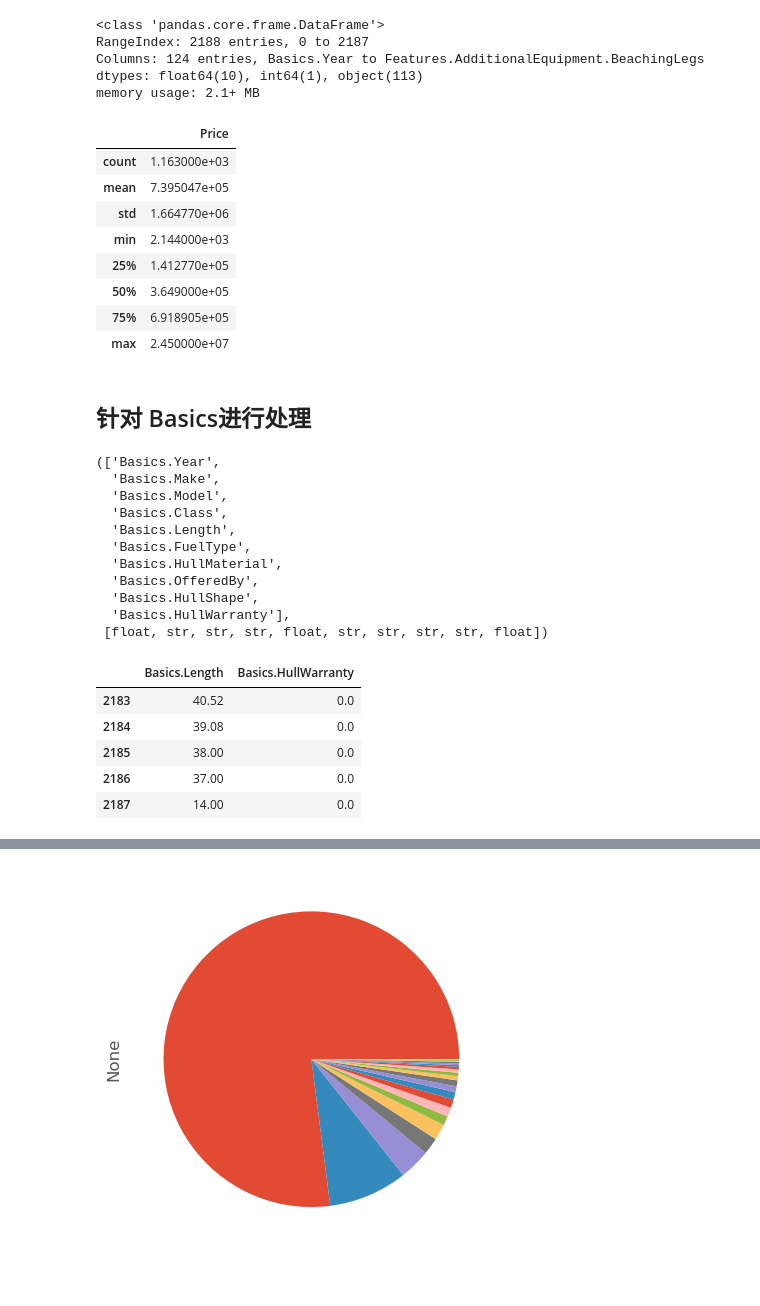
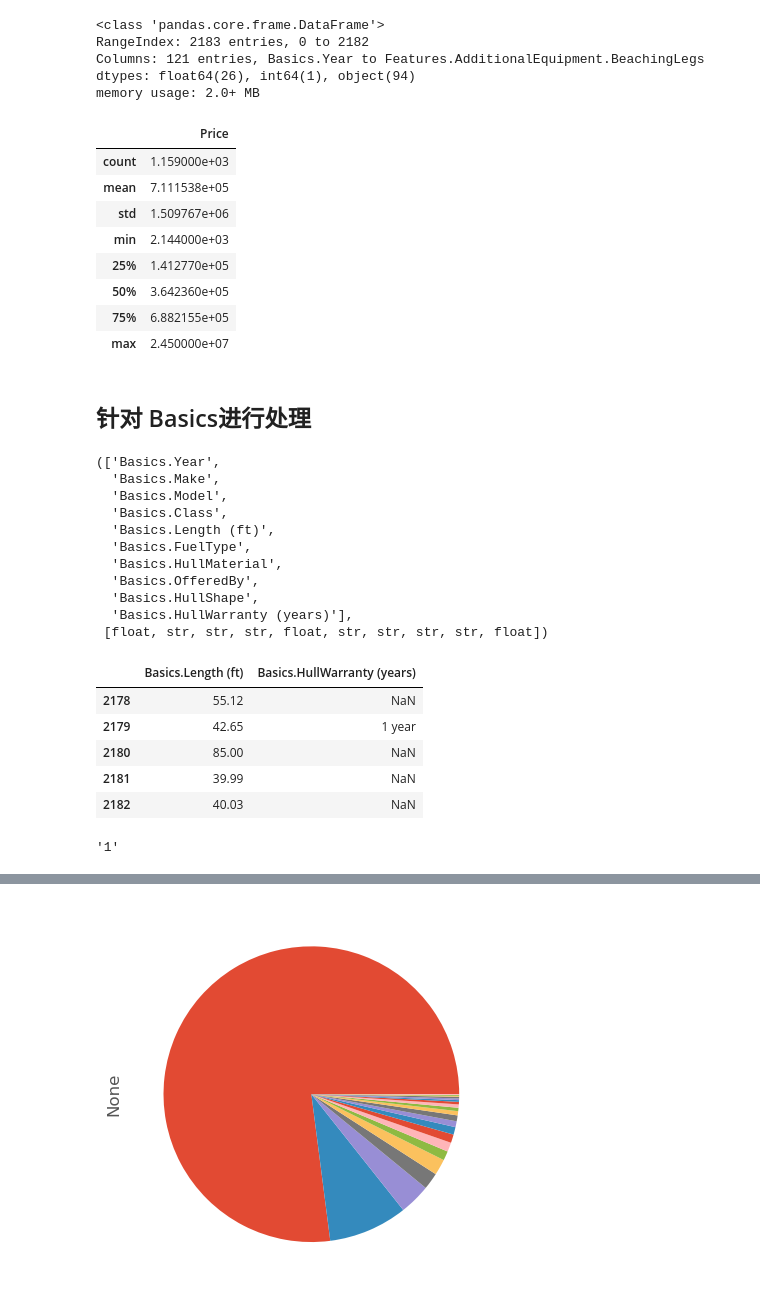
Before and after one commit to Mathematical-Jedi/2023-International-Mathematical-Model, a Jupyter notebook: yecanming/爬虫数据处理/clean.ipynb, the cells around one changed output, grey strips where cells are left out. Saved outputs shown, nothing was run; the diff lists cells and outputs as text; code cells hidden in the pictures.

```diff
--- a/yecanming/爬虫数据处理/clean.ipynb
+++ b/yecanming/爬虫数据处理/clean.ipynb
@@ -15,3 +16,4 @@ plt.style.use('ggplot')
 # %%
-df = pd.read_excel('../../data/爬取的数据.xlsx', sheet_name='非二手帆船')
-df.head()
+# df = pd.read_excel('../../data/爬取的数据.xlsx', sheet_name='非二手帆船')
+df = pd.read_excel('../../data/爬取的数据_copy.xlsx', sheet_name='非二手帆船')
+# df.head(1)
@@ -27,10 +21,10 @@ df.head()
 df.info() # 有113个 object需要处理。  一共2188个条目。
 # %% [output]
 <class 'pandas.core.frame.DataFrame'>
-RangeIndex: 2188 entries, 0 to 2187
-Columns: 124 entries, Basics.Year to Features.AdditionalEquipment.BeachingLegs
-dtypes: float64(10), int64(1), object(113)
-memory usage: 2.1+ MB
+RangeIndex: 2183 entries, 0 to 2182
+Columns: 121 entries, Basics.Year to Features.AdditionalEquipment.BeachingLegs
+dtypes: float64(26), int64(1), object(94)
+memory usage: 2.0+ MB
 # %%
 df.columns # 太多了，分开处理 124
 basics_columns = list(filter(lambda x:x.startswith('Basics'), df.columns))
@@ -43,13 +37,13 @@ price_column = ['Price']
 df[price_column].describe()
 # %% [output]
 |  | Price |
-| count | 1.163000e+03 |
-| mean | 7.395047e+05 |
-| std | 1.664770e+06 |
+| count | 1.159000e+03 |
+| mean | 7.111538e+05 |
+| std | 1.509767e+06 |
 | min | 2.144000e+03 |
 | 25% | 1.412770e+05 |
-| 50% | 3.649000e+05 |
-| 75% | 6.918905e+05 |
+| 50% | 3.642360e+05 |
+| 75% | 6.882155e+05 |
 | max | 2.450000e+07 |
 # %% [markdown]
 ## 针对 Basics进行处理
@@ -65,27 +59,33 @@ basics_columns, should_be
   'Basics.Make',
   'Basics.Model',
   'Basics.Class',
-  'Basics.Length',
+  'Basics.Length (ft)',
   'Basics.FuelType',
   'Basics.HullMaterial',
   'Basics.OfferedBy',
   'Basics.HullShape',
-  'Basics.HullWarranty'],
+  'Basics.HullWarranty (years)'],
  [float, str, str, str, float, str, str, str, str, float])
 # %%
-def len_tran(x):
-    assert x.endswith('ft')
-    return float(x[:-2])
-df['Basics.Length'] = df['Basics.Length'].map(len_tran)
+# def len_tran(x):
+#     assert x.endswith('ft')
+#     return float(x[:-2])
+# df['Basics.Length (ft)'] = df['Basics.Length'].map(len_tran)
 # %%
-df[['Basics.Length', 'Basics.HullWarranty']].tail()
+df[['Basics.Length (ft)', 'Basics.HullWarranty (years)']].tail()
 # %% [output]
-|  | Basics.Length | Basics.HullWarranty |
-| 2183 | 40.52 | 0.0 |
-| 2184 | 39.08 | 0.0 |
-| 2185 | 38.00 | 0.0 |
-| 2186 | 37.00 | 0.0 |
-| 2187 | 14.00 | 0.0 |
+|  | Basics.Length (ft) | Basics.HullWarranty (years) |
+| 2178 | 55.12 | NaN |
+| 2179 | 42.65 | 1 year |
+| 2180 | 85.00 | NaN |
+| 2181 | 39.99 | NaN |
+| 2182 | 40.03 | NaN |
+# %%
+'1'.split(' ')[0]
+'1 year'.split(' ')[0]
+'1 years'.split(' ')[0]
+# %% [output]
+'1'
 # %%
 def war_tran(x):
     x = str(x)
```
Also changed, not shown: parts of 39 cells of this notebook, 7 other files.
